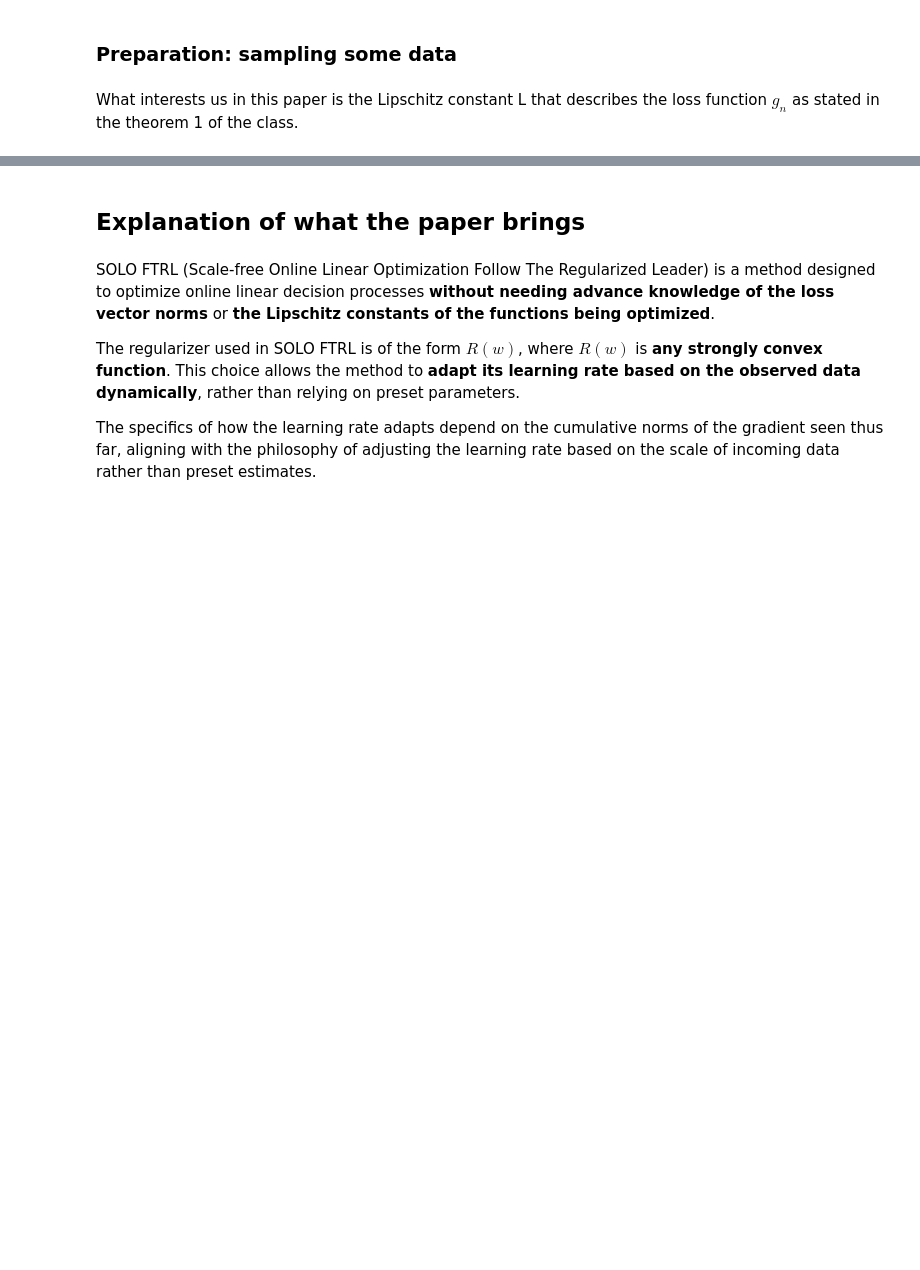
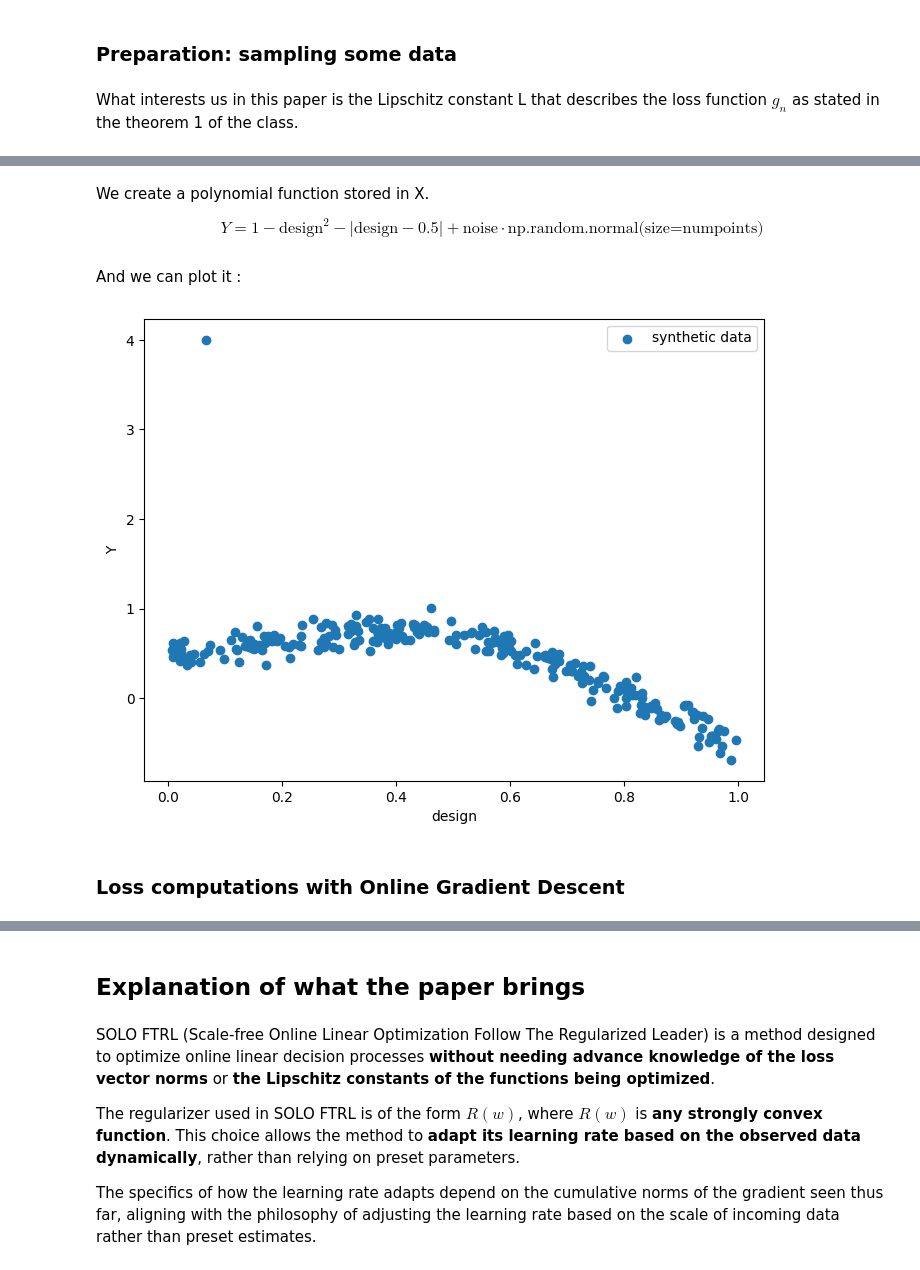
Before and after one commit to omeurer/ESSEC_seq_opt, a Jupyter notebook: final_notebook.ipynb, the cells around one changed output, grey strips where cells are left out. Cells and saved outputs as stored; diff of their text form; code cells hidden in the pictures; blank space fills up the shorter version.

```diff
--- a/final_notebook.ipynb
+++ b/final_notebook.ipynb
@@ -189,0 +115,34 @@ plt.show()
+# %% [markdown]
+We create a polynomial function stored in X.
+
+$$Y = 1 - \text{design}^2 - \left| \text{design} - 0.5 \right| + \text{noise} \cdot \text{np.random.normal(size=numpoints)}
+$$
+# %%
+num_points = 250
+noise = 0.1
+num_dimensions = 4
+
+#array of n values sampled uniformly from the interval [0, 1] acting as the base for generating features and the target variable.
+design = np.random.uniform(low=0, high=1, size=num_points)
+
+#matrix of shape (num_points, d) where each row represents a data point and each column represents a feature.
+X = np.ones(shape=(num_points,num_dimensions)) #first column is initialized to ones (bias term).
+
+for i in range(1,num_dimensions):
+    X[:,i] = design**i
+
+Y = 1-design**2-np.abs(design-0.5) + noise*np.random.normal(size=num_points)
+Y[100] = 4  ## use this line to test the effect of an outlier
+# %% [markdown]
+And we can plot it :
+# %%
+plt.figure(figsize=(8,6))
+plt.ylabel("Y")
+plt.xlabel("design")
+plt.scatter(design, Y, label = "synthetic data")
+plt.legend()
+plt.show()
+# %% [output]
+[figure, added]
+# %% [markdown]
+### Loss computations with Online Gradient Descent
```
Also changed, not shown: parts of 21 cells of this notebook.
